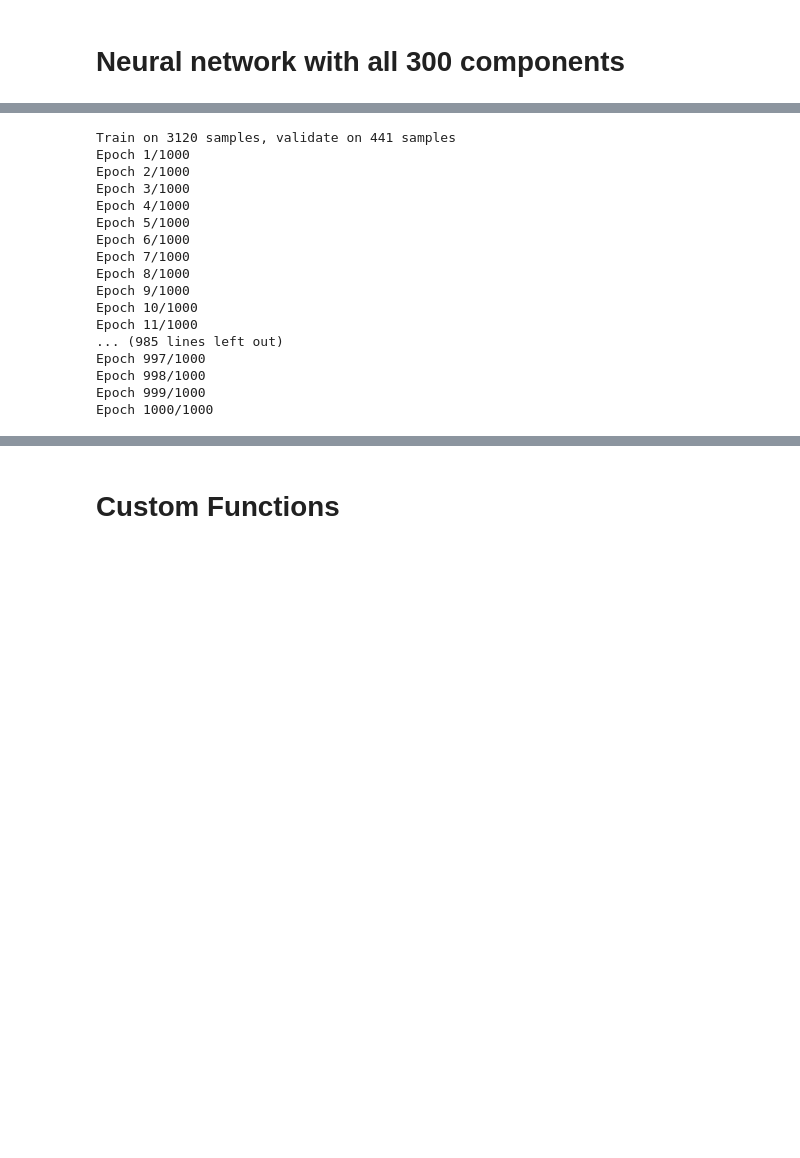
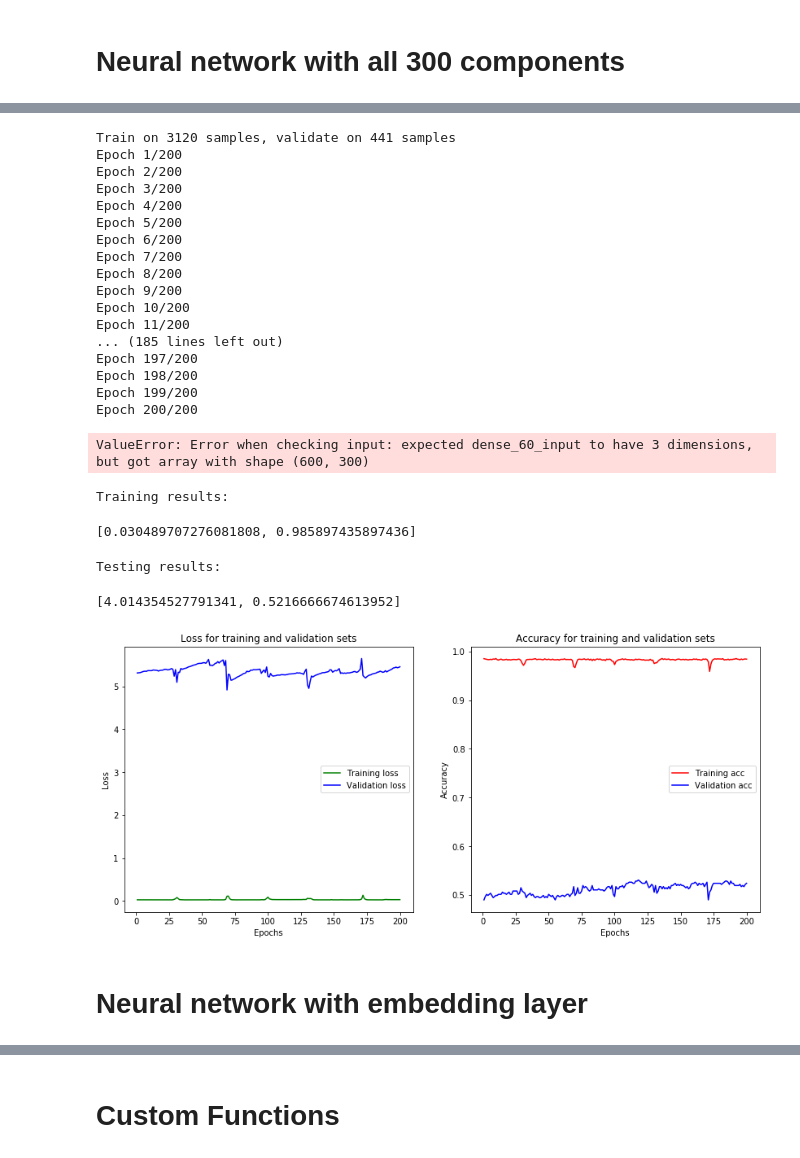
Before and after one commit to ssrosa/dsc-4-final-project-online-ds-pt-100118, a Jupyter notebook: student.ipynb, the cells around one changed output, grey strips where cells are left out. Cells and saved outputs as stored; diff of their text form; code cells hidden in the pictures; blank space fills up the shorter version.

Commit message:
Modeling complete.

```diff
--- a/student.ipynb
+++ b/student.ipynb
@@ -1470,6 +1313,6 @@ model.add(layers.Dense(25, activation='relu'))
 #model.add(layers.Dropout(0.3))
 model.add(layers.Dense(5, activation='softmax'))
 
-model.compile(optimizer = 'SGD', #also try 'adam'
+model.compile(optimizer = 'adam', #also try 'adam'
              loss = 'categorical_crossentropy',
              metrics = ['accuracy'])
@@ -1476,23 +1337,47 @@ model.compile(optimizer = 'SGD', #also try 'adam'
 # %%
 history = model.fit(X_train,
                     y_train,
-                    epochs = 1000,
+                    epochs = 200,
                     validation_data = (X_val, y_val))
 # %% [output]
 Train on 3120 samples, validate on 441 samples
-Epoch 1/1000
-Epoch 2/1000
-Epoch 3/1000
-Epoch 4/1000
-Epoch 5/1000
-Epoch 6/1000
-Epoch 7/1000
-Epoch 8/1000
-Epoch 9/1000
-Epoch 10/1000
-Epoch 11/1000
-... (985 lines left out)
-Epoch 997/1000
-Epoch 998/1000
-Epoch 999/1000
-Epoch 1000/1000
+Epoch 1/200
+Epoch 2/200
+Epoch 3/200
+Epoch 4/200
+Epoch 5/200
+Epoch 6/200
+Epoch 7/200
+Epoch 8/200
+Epoch 9/200
+Epoch 10/200
+Epoch 11/200
+... (185 lines left out)
+Epoch 197/200
+Epoch 198/200
+Epoch 199/200
+Epoch 200/200
+# %%
+results_train = model.evaluate(X_train, y_train)
+results_test = model.evaluate(X_test, y_test)
+# %% [output]
+ValueError: Error when checking input: expected dense_60_input to have 3 dimensions, but got array with shape (600, 300)
+# %%
+print('Training results:')
+results_train
+# %% [output]
+Training results:
+[0.030489707276081808, 0.985897435897436]
+# %%
+print('Testing results:')
+results_test
+# %% [output]
+Testing results:
+[4.014354527791341, 0.5216666674613952]
+# %%
+model_dict = model.history.history
+plot_nn(model_dict)
+# %% [output]
+[figure, added]
+# %% [markdown]
+# Neural network with embedding layer
```
Also changed, not shown: parts of 148 cells of this notebook.
